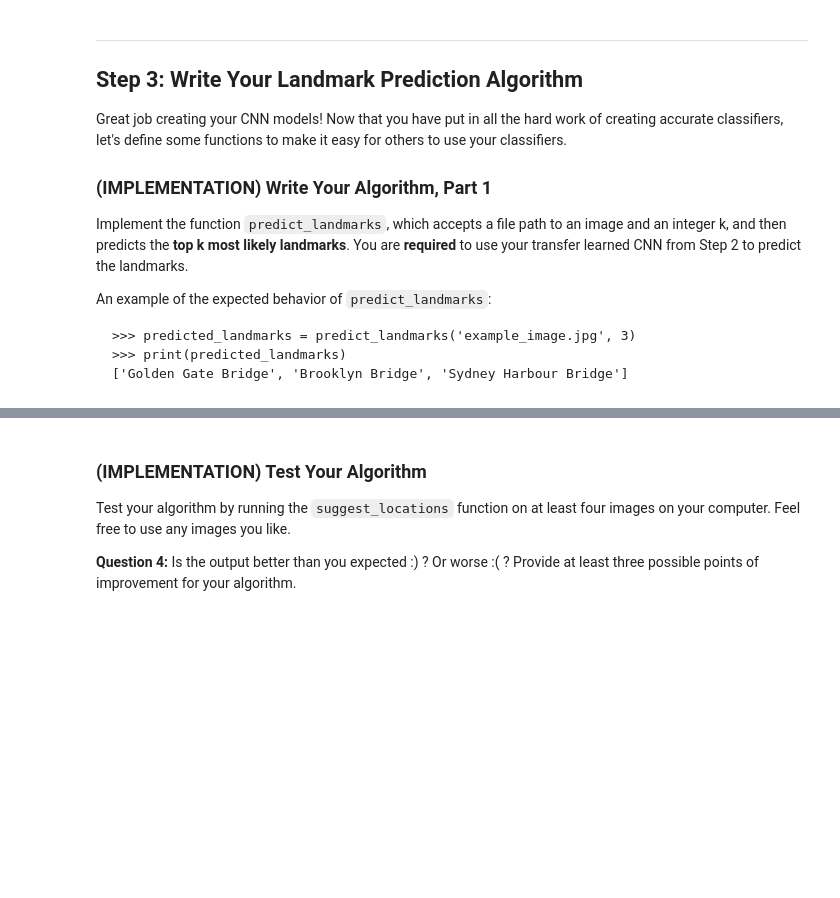
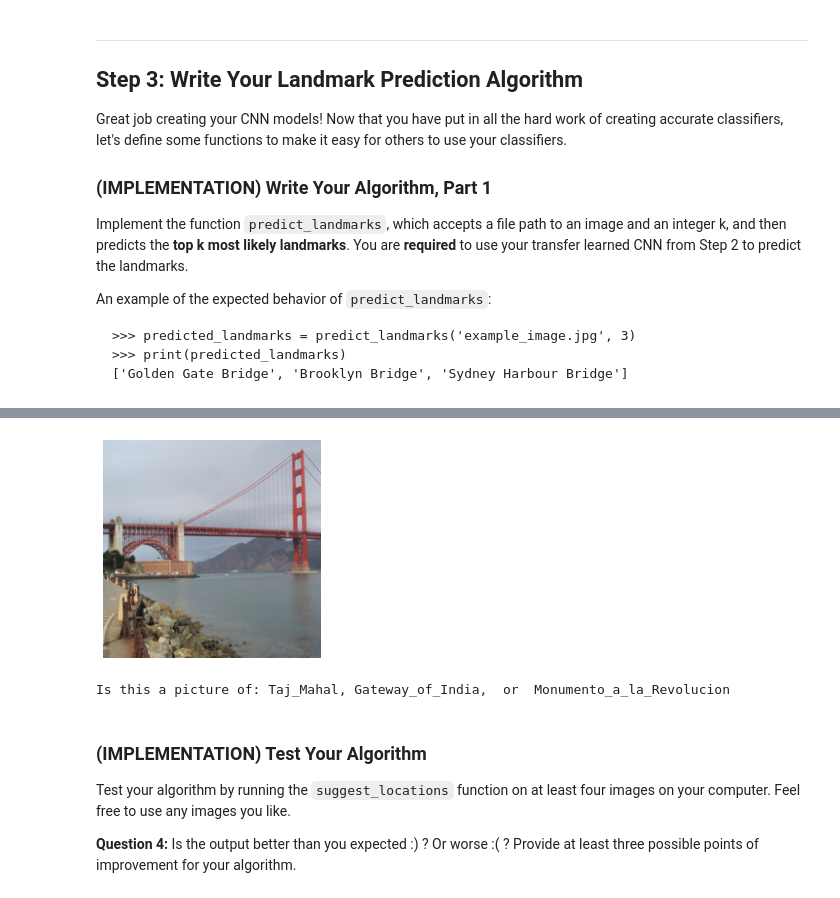
Before and after one commit to ahmedmbakr/nd101-c2-landmarks-starter, a Jupyter notebook: landmark_project/landmark.ipynb, the cells around one changed output, grey strips where cells are left out. Saved outputs shown, nothing was run; the diff lists cells and outputs as text; code cells hidden in the pictures; blank space fills up the shorter version.

```diff
--- a/landmark_project/landmark.ipynb
+++ b/landmark_project/landmark.ipynb
@@ -684,15 +769,21 @@ Some sample output for `suggest_locations` is provided below, but feel free to d
 # %%
 def suggest_locations(img_path):
     # get landmark predictions
-    predicted_landmarks = predict_landmarks(img_path, 3)
+    predicted_landmarks, _ = predict_landmarks(img_path, 3)
 
     ## TODO: display image and display landmark predictions
-
+    print('Is this a picture of:', end=' ')
+    for i in range(len(predicted_landmarks) - 1):
+        print(predicted_landmarks[i], end=', ')
+    print(' or ', predicted_landmarks[len(predicted_landmarks) - 1])
 
 
 
 # test on a sample image
 suggest_locations('images/test/09.Golden_Gate_Bridge/190f3bae17c32c37.jpg')
+# %% [output]
+[figure, added]
+Is this a picture of: Taj_Mahal, Gateway_of_India,  or  Monumento_a_la_Revolucion
 # %% [markdown]
 ### (IMPLEMENTATION) Test Your Algorithm
 
```
Also changed, not shown: parts of 19 cells of this notebook, 4 other files.
